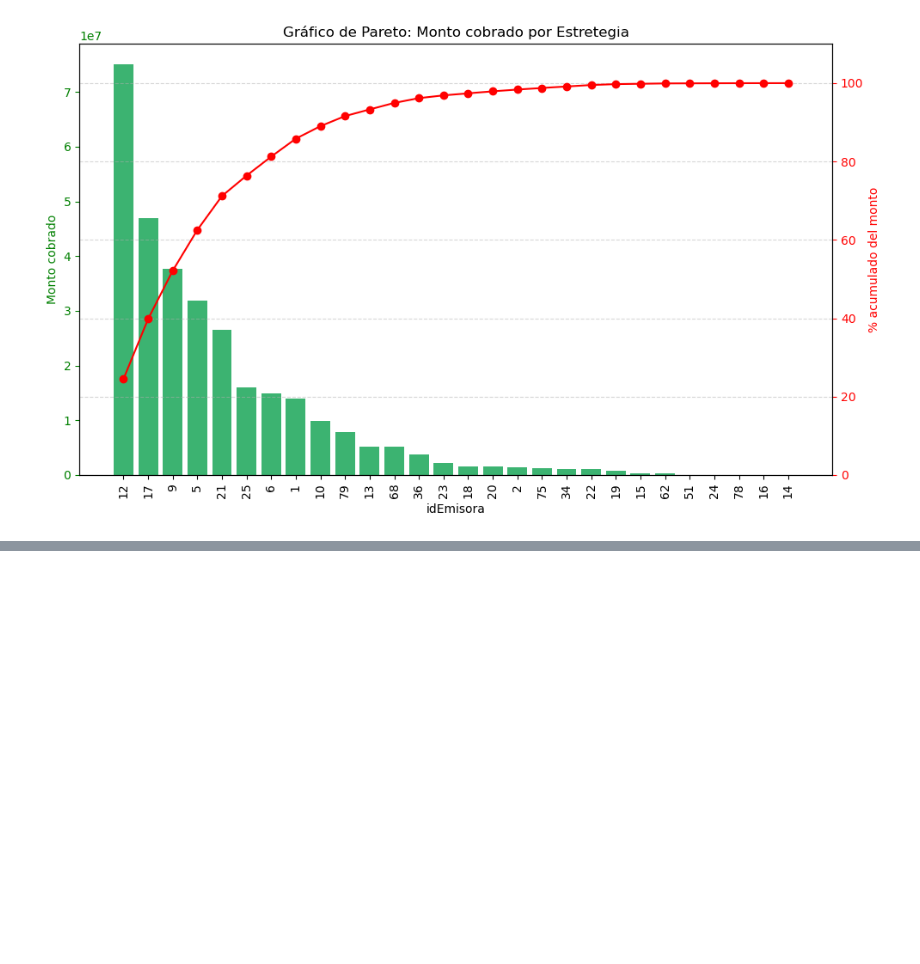
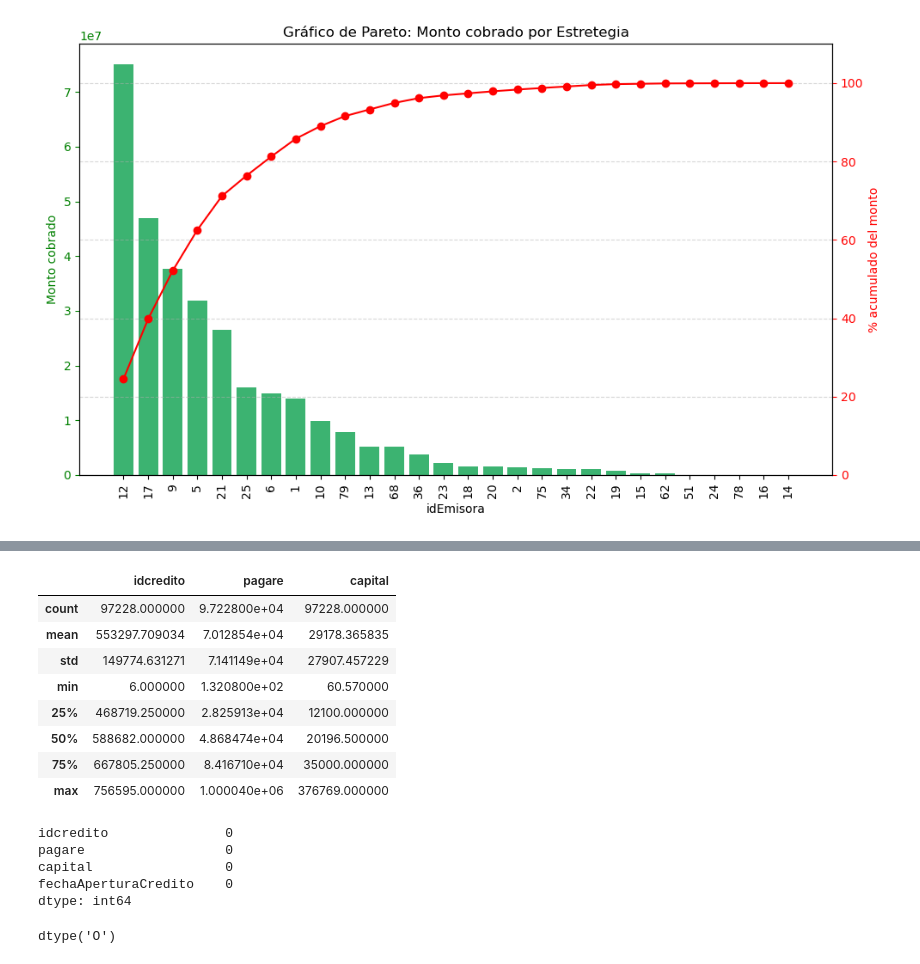
Before and after one commit to allfunso/Qubitos-Datathon, a Jupyter notebook: Experimentos_ARMI.ipynb, the cells around one changed output, grey strips where cells are left out. Drawn from its saved outputs; the diff is of its cells as text; code cells hidden in the pictures; blank space fills up the shorter version.

```diff
--- a/Experimentos_ARMI.ipynb
+++ b/Experimentos_ARMI.ipynb
@@ -185,0 +192,24 @@ df_pagare = pd.read_csv("Data/Capital_Pagare_FechaAperturaCredito.csv")
+# %%
+df_pagare.describe()
+# %% [output]
+|  | idcredito | pagare | capital |
+| count | 97228.000000 | 9.722800e+04 | 97228.000000 |
+| mean | 553297.709034 | 7.012854e+04 | 29178.365835 |
+| std | 149774.631271 | 7.141149e+04 | 27907.457229 |
+| min | 6.000000 | 1.320800e+02 | 60.570000 |
+| 25% | 468719.250000 | 2.825913e+04 | 12100.000000 |
+| 50% | 588682.000000 | 4.868474e+04 | 20196.500000 |
+| 75% | 667805.250000 | 8.416710e+04 | 35000.000000 |
+| max | 756595.000000 | 1.000040e+06 | 376769.000000 |
+# %%
+df_pagare.isna().sum()
+# %% [output]
+idcredito               0
+pagare                  0
+capital                 0
+fechaAperturaCredito    0
+dtype: int64
+# %%
+df_pagare['fechaAperturaCredito'].dtype
+# %% [output]
+dtype('O')
```
Also changed, not shown: parts of 4 cells of this notebook.
